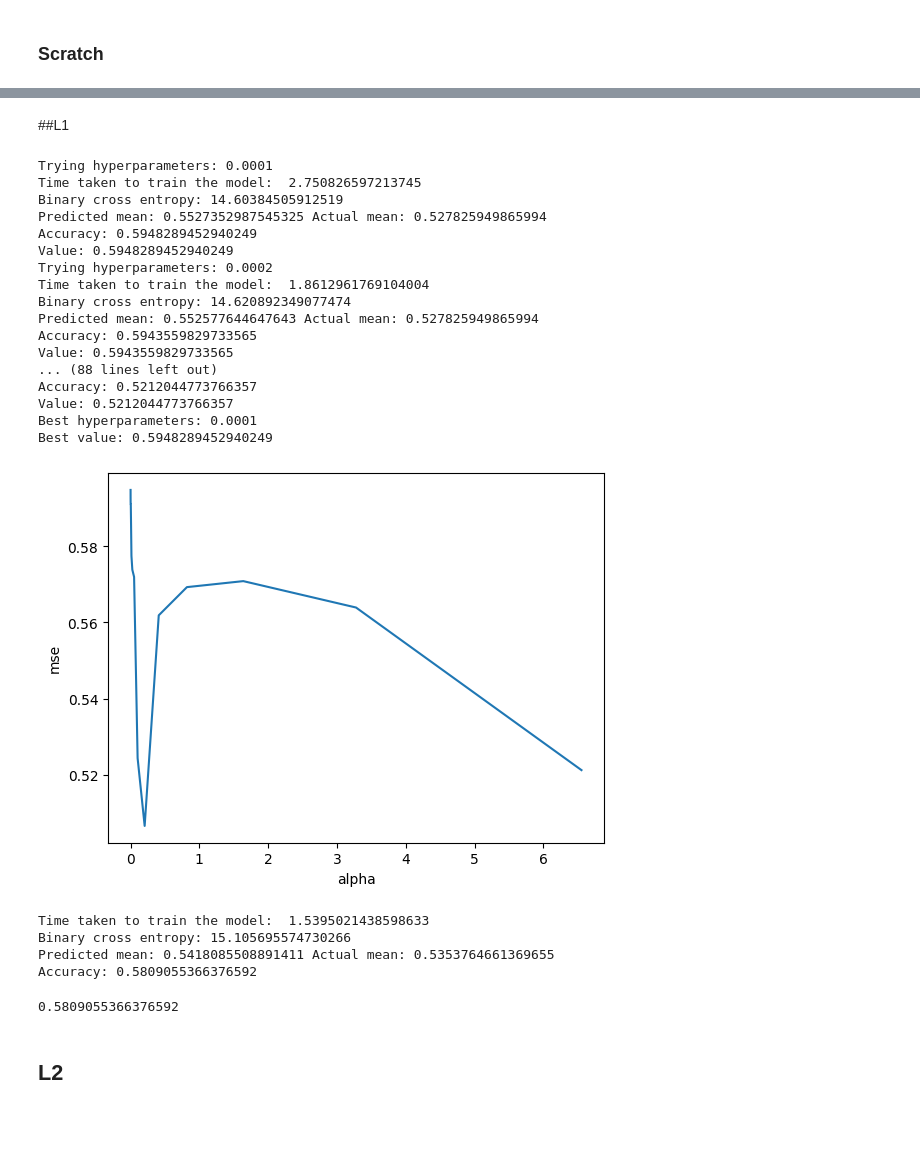
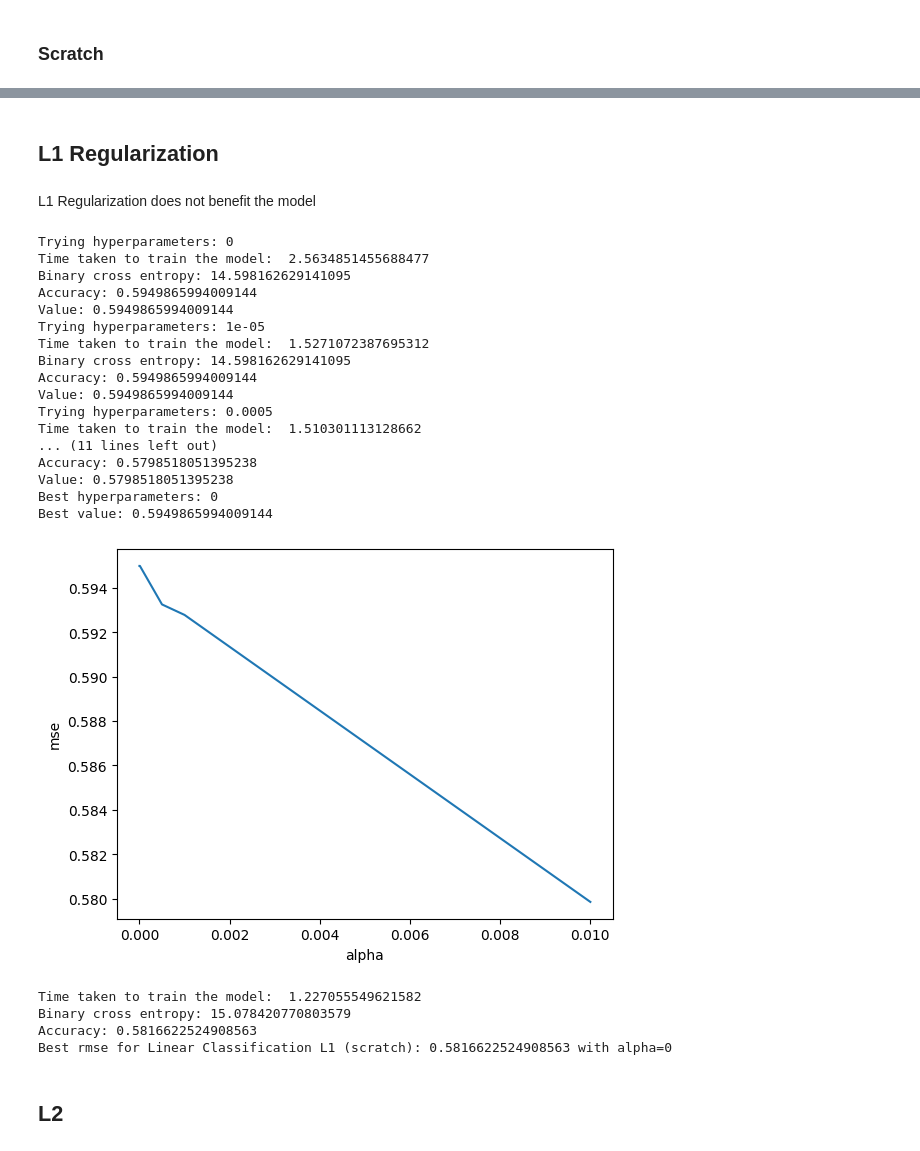
Before and after one commit to VMCvastry/ArtificialInteligenceHomework, a Jupyter notebook: Fondamenti_di_IA_homework_2023_linear_classification.ipynb, the cells around one changed output, grey strips where cells are left out. Cells and saved outputs as stored; diff of their text form; code cells hidden in the pictures; blank space fills up the shorter version.

Commit message:
Fin classification
Took 1 hour 27 minutes

```diff
--- a/Fondamenti_di_IA_homework_2023_linear_classification.ipynb
+++ b/Fondamenti_di_IA_homework_2023_linear_classification.ipynb
@@ -128,50 +115,41 @@ Accuracy: 0.64472190692395
 # %% [markdown]
-##L1
+## L1 Regularization
+# %% [markdown]
+L1 Regularization does not benefit the model
 # %%
-#L1 regularization
+def get_model(param):
+    return ScratchLinearRegression(regularization='l1', alpha=param, classification=True)
 
-def get_model(param):
-    return ScratchLinearRegression(regularization='l1', alpha=param,classification=True)
-
-
-def iterate_hyperparameters():
-    #NOTE much lower allpha than in regression
-    alpha = 0.0001
-    while alpha < 10:
-        yield alpha
-        alpha *= 2
-
-
-best_param, params, accuracies = optimize_hyperparameters(get_model, iterate_hyperparameters(), train, test, val,
+best_param, params, accuracies = optimize_hyperparameters(get_model, (0,0.00001,0.0005,0.001,0.01), train, test, val,
                                                           classification=True)
 plot_2d(params, accuracies, 'alpha', 'mse')
-regressor = ScratchLinearRegression(regularization='l1', alpha=best_param,classification=True)
+regressor = ScratchLinearRegression(regularization='l1', alpha=best_param, classification=True)
 
-accuracy_LC_L1_my= test_model(regressor, train, test, classification=True)
+accuracy_LC_L1_my = test_model(regressor, train, test, classification=True)
+print(f"Best rmse for Linear Classification L1 (scratch): {accuracy_LC_L1_my} with alpha={best_param}")
 # %% [output]
-Trying hyperparameters: 0.0001
-Time taken to train the model:  2.750826597213745
-Binary cross entropy: 14.60384505912519
-Predicted mean: 0.5527352987545325 Actual mean: 0.527825949865994
-Accuracy: 0.5948289452940249
-Value: 0.5948289452940249
-Trying hyperparameters: 0.0002
-Time taken to train the model:  1.8612961769104004
-Binary cross entropy: 14.620892349077474
-Predicted mean: 0.552577644647643 Actual mean: 0.527825949865994
-Accuracy: 0.5943559829733565
-Value: 0.5943559829733565
-... (88 lines left out)
-Accuracy: 0.5212044773766357
-Value: 0.5212044773766357
-Best hyperparameters: 0.0001
-Best value: 0.5948289452940249
+Trying hyperparameters: 0
+Time taken to train the model:  2.5634851455688477
+Binary cross entropy: 14.598162629141095
+Accuracy: 0.5949865994009144
+Value: 0.5949865994009144
+Trying hyperparameters: 1e-05
+Time taken to train the model:  1.5271072387695312
+Binary cross entropy: 14.598162629141095
+Accuracy: 0.5949865994009144
+Value: 0.5949865994009144
+Trying hyperparameters: 0.0005
+Time taken to train the model:  1.510301113128662
+... (11 lines left out)
+Accuracy: 0.5798518051395238
+Value: 0.5798518051395238
+Best hyperparameters: 0
+Best value: 0.5949865994009144
-[figure, old version]
+[figure, new version]
-Time taken to train the model:  1.5395021438598633
-Binary cross entropy: 15.105695574730266
-Predicted mean: 0.5418085508891411 Actual mean: 0.5353764661369655
-Accuracy: 0.5809055366376592
+Time taken to train the model:  1.227055549621582
+Binary cross entropy: 15.078420770803579
+Accuracy: 0.5816622524908563
+Best rmse for Linear Classification L1 (scratch): 0.5816622524908563 with alpha=0
-0.5809055366376592
 # %% [markdown]
 ## L2
 # %%
```
Also changed, not shown: parts of 23 cells of this notebook.
